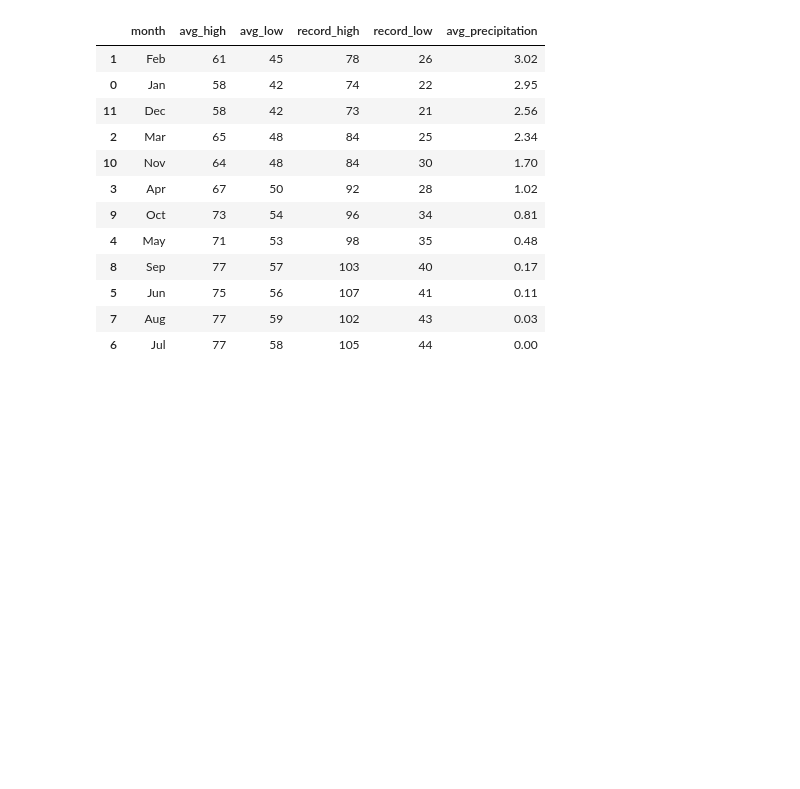
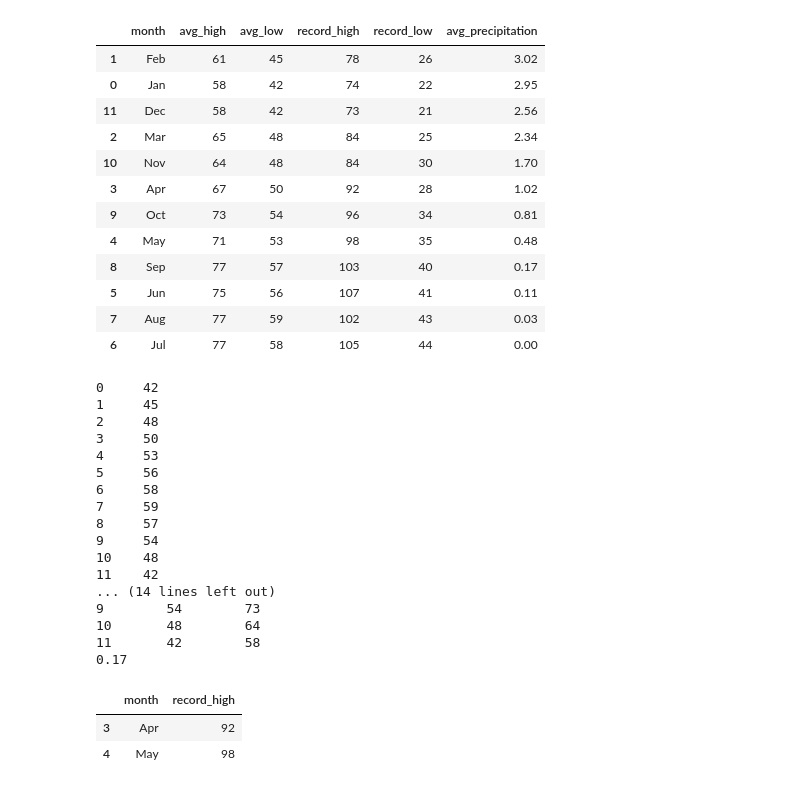
Before and after one commit to denverkim/WEBCRAWLING, a Jupyter notebook: LAB3.ipynb, the cells around one changed output. Drawn from its saved outputs; the diff is of its cells as text; code cells hidden in the pictures; blank space fills up the shorter version.

```diff
--- a/LAB3.ipynb
+++ b/LAB3.ipynb
@@ -67,3 +67,40 @@ print(weather.sort_values('avg_precipitation', ascending=False))
 | 5 | Jun | 75 | 56 | 107 | 41 | 0.11 |
 | 7 | Aug | 77 | 59 | 102 | 43 | 0.03 |
 | 6 | Jul | 77 | 58 | 105 | 44 | 0.00 |
+# %%
+# Slice the records and display the following columns and rows:
+# 레코드를 짤라서 다음의 열과 행을 출력
+# avg_low
+print(weather.avg_low)
+# Rows 1 to 2
+
+print(weather[:2])
+# avg_low and avg_high
+print(weather[['avg_low', 'avg_high']])
+
+# 9 row of avg_precipitation column
+print(weather.loc[8, 'avg_precipitation'])
+
+# 4 to 5 rows of 1 and 4 columns
+weather.iloc[3:5, [0, 3]]
+# %% [output]
+0     42
+1     45
+2     48
+3     50
+4     53
+5     56
+6     58
+7     59
+8     57
+9     54
+10    48
+11    42
+... (14 lines left out)
+9        54        73
+10       48        64
+11       42        58
+0.17
+|  | month | record_high |
+| 3 | Apr | 92 |
+| 4 | May | 98 |
```
Also changed, not shown: parts of 3 cells of this notebook.
